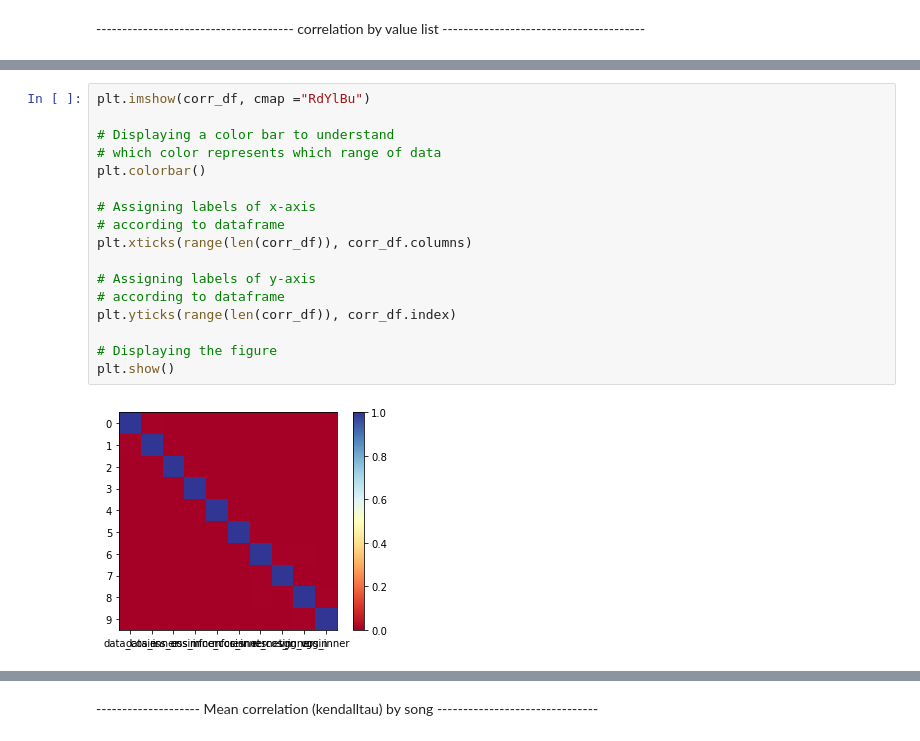
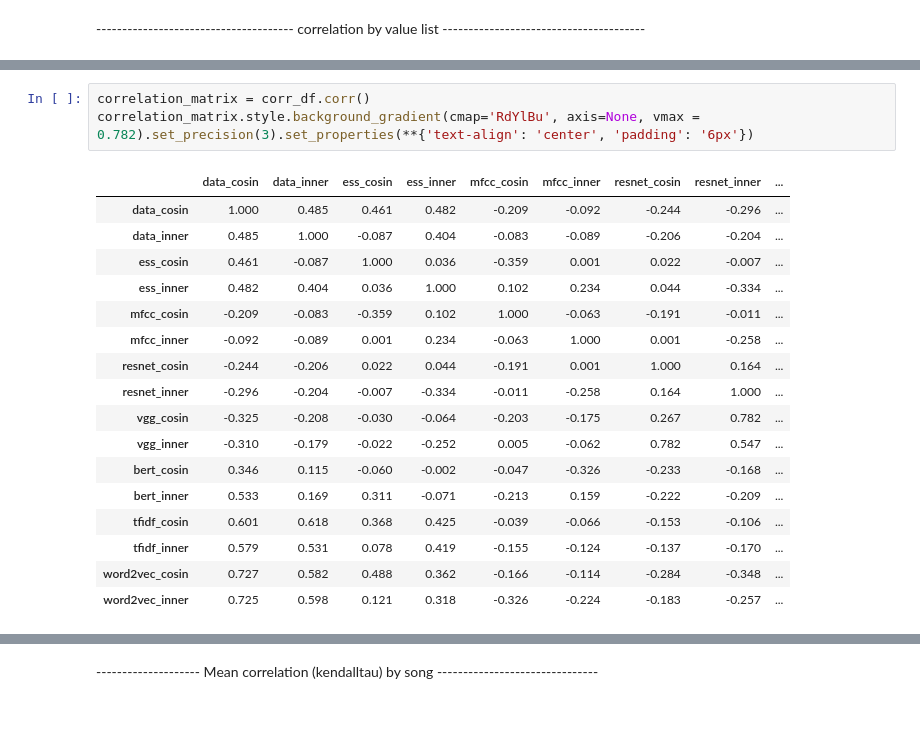
Before and after one commit to 16Bit-Rahil/MMSR_WT22_Group_D, a Jupyter notebook: kendall_tau_correlation.ipynb, the cells around one changed output, grey strips where cells are left out. Saved outputs shown, nothing was run; the diff lists cells and outputs as text; blank space fills up the shorter version.

```diff
--- a/kendall_tau_correlation.ipynb
+++ b/kendall_tau_correlation.ipynb
@@ -113,20 +106,22 @@ corr_df
-# %%
-plt.imshow(corr_df, cmap ="RdYlBu")
-
-# Displaying a color bar to understand
-# which color represents which range of data
-plt.colorbar()
-
-# Assigning labels of x-axis
-# according to dataframe
-plt.xticks(range(len(corr_df)), corr_df.columns)
-
-# Assigning labels of y-axis
-# according to dataframe
-plt.yticks(range(len(corr_df)), corr_df.index)
-
-# Displaying the figure
-plt.show()
-# %% [output]
-[figure, removed]
+# %%
+correlation_matrix = corr_df.corr()
+correlation_matrix.style.background_gradient(cmap='RdYlBu', axis=None, vmax = 0.782).set_precision(3).set_properties(**{'text-align': 'center', 'padding': '6px'})
+# %% [output]
+|  | data_cosin | data_inner | ess_cosin | ess_inner | mfcc_cosin | mfcc_inner | resnet_cosin | resnet_inner | ... |
+| data_cosin | 1.000 | 0.485 | 0.461 | 0.482 | -0.209 | -0.092 | -0.244 | -0.296 | ... |
+| data_inner | 0.485 | 1.000 | -0.087 | 0.404 | -0.083 | -0.089 | -0.206 | -0.204 | ... |
+| ess_cosin | 0.461 | -0.087 | 1.000 | 0.036 | -0.359 | 0.001 | 0.022 | -0.007 | ... |
+| ess_inner | 0.482 | 0.404 | 0.036 | 1.000 | 0.102 | 0.234 | 0.044 | -0.334 | ... |
+| mfcc_cosin | -0.209 | -0.083 | -0.359 | 0.102 | 1.000 | -0.063 | -0.191 | -0.011 | ... |
+| mfcc_inner | -0.092 | -0.089 | 0.001 | 0.234 | -0.063 | 1.000 | 0.001 | -0.258 | ... |
+| resnet_cosin | -0.244 | -0.206 | 0.022 | 0.044 | -0.191 | 0.001 | 1.000 | 0.164 | ... |
+| resnet_inner | -0.296 | -0.204 | -0.007 | -0.334 | -0.011 | -0.258 | 0.164 | 1.000 | ... |
+| vgg_cosin | -0.325 | -0.208 | -0.030 | -0.064 | -0.203 | -0.175 | 0.267 | 0.782 | ... |
+| vgg_inner | -0.310 | -0.179 | -0.022 | -0.252 | 0.005 | -0.062 | 0.782 | 0.547 | ... |
+| bert_cosin | 0.346 | 0.115 | -0.060 | -0.002 | -0.047 | -0.326 | -0.233 | -0.168 | ... |
+| bert_inner | 0.533 | 0.169 | 0.311 | -0.071 | -0.213 | 0.159 | -0.222 | -0.209 | ... |
+| tfidf_cosin | 0.601 | 0.618 | 0.368 | 0.425 | -0.039 | -0.066 | -0.153 | -0.106 | ... |
+| tfidf_inner | 0.579 | 0.531 | 0.078 | 0.419 | -0.155 | -0.124 | -0.137 | -0.170 | ... |
+| word2vec_cosin | 0.727 | 0.582 | 0.488 | 0.362 | -0.166 | -0.114 | -0.284 | -0.348 | ... |
+| word2vec_inner | 0.725 | 0.598 | 0.121 | 0.318 | -0.326 | -0.224 | -0.183 | -0.257 | ... |
 # %%
```
Also changed, not shown: parts of 20 cells of this notebook.
